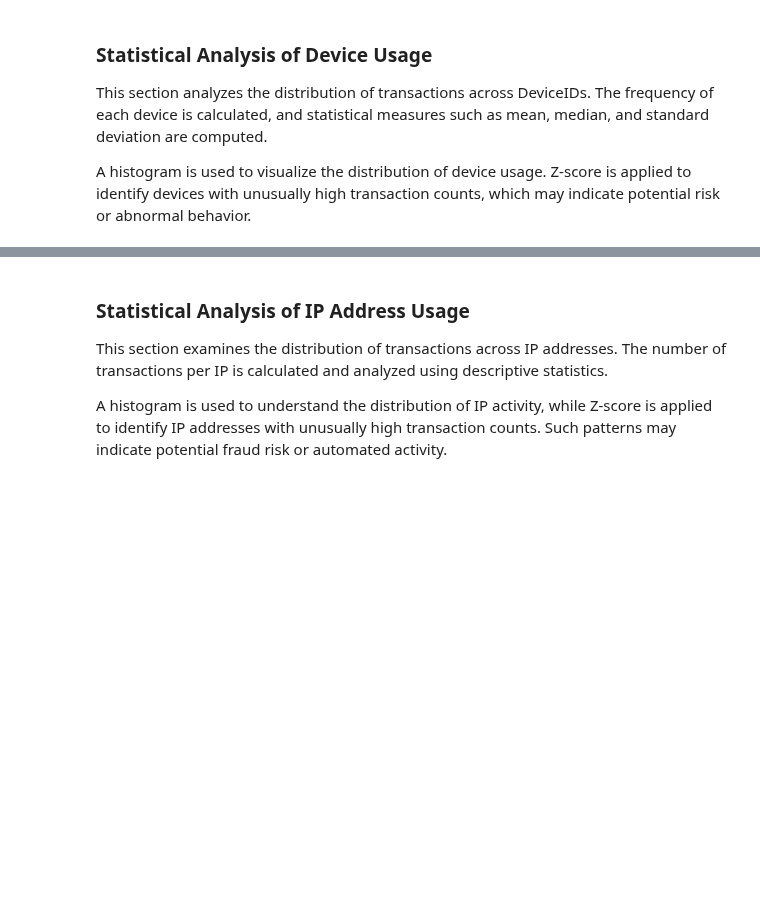
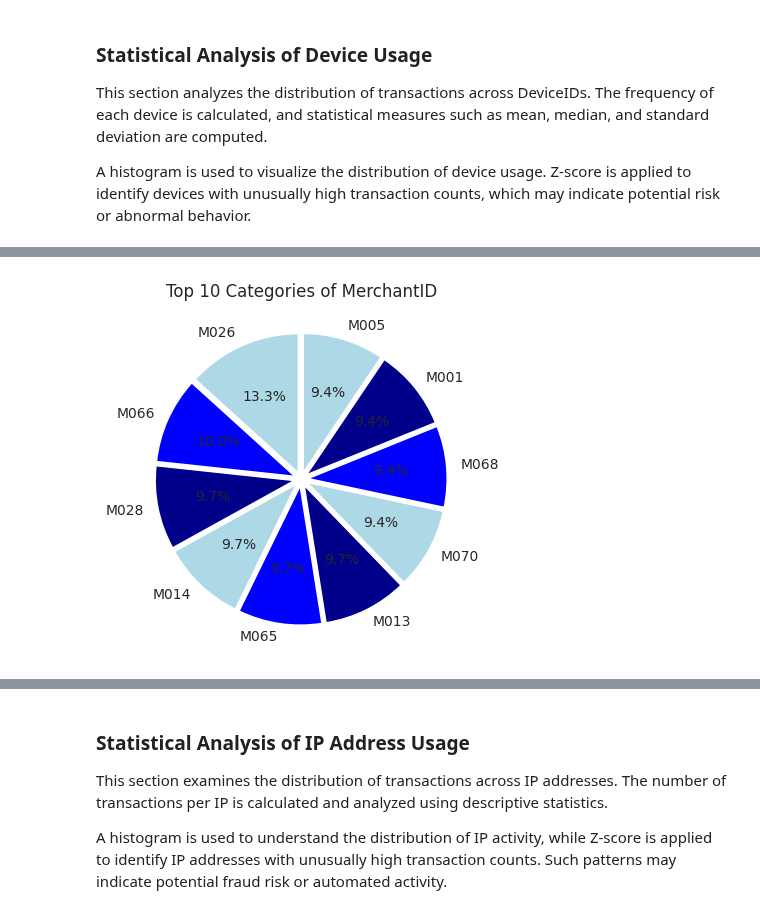
Before and after one commit to marghistani22/Data_Engineering, a Jupyter notebook: Untitled1.ipynb, the cells around one changed output, grey strips where cells are left out. Saved outputs shown, nothing was run; the diff lists cells and outputs as text; code cells hidden in the pictures; blank space fills up the shorter version.

```diff
--- a/Untitled1.ipynb
+++ b/Untitled1.ipynb
@@ -449,0 +562,4 @@ Series([], Name: count, dtype: int64)
+# %%
+plot_top_categories_pie_chart('MerchantID')
+# %% [output]
+[figure, added]
```
Also changed, not shown: parts of 57 cells of this notebook.
